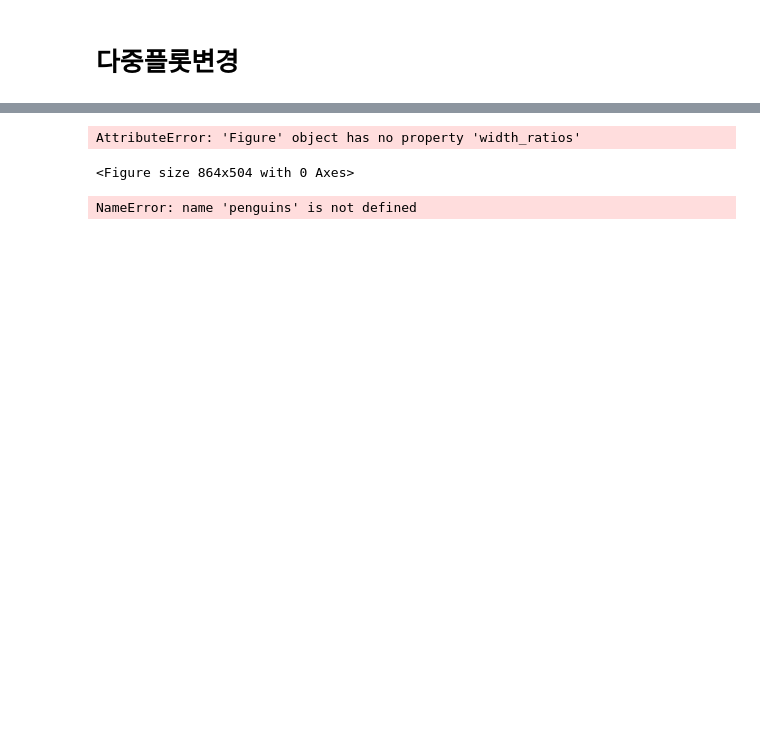
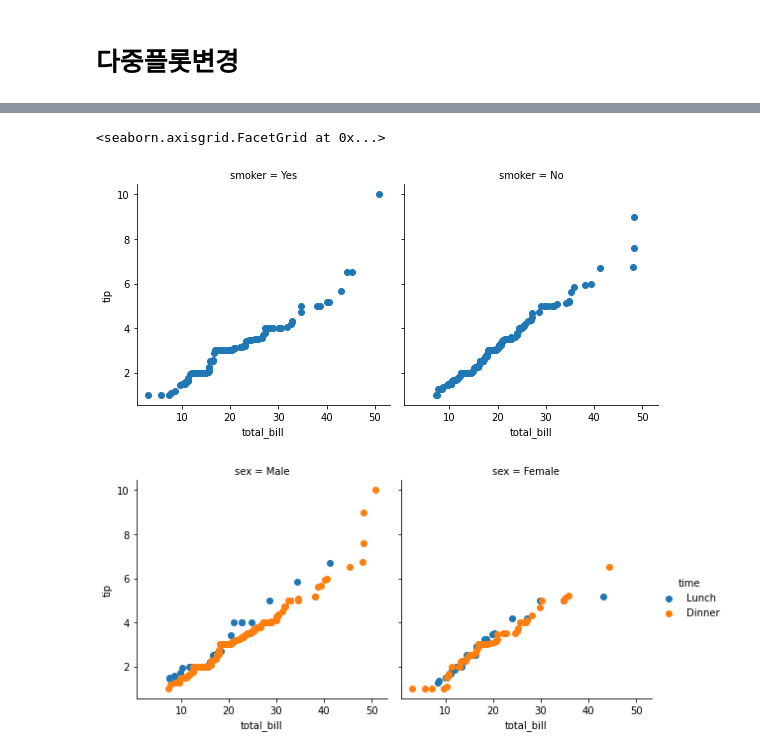
Before and after one commit to jenjong/deeplearning, a Jupyter notebook: chapters/07/multi.ipynb, the cells around one changed output, grey strips where cells are left out. Cells and saved outputs as stored; diff of their text form; code cells hidden in the pictures; blank space fills up the shorter version.

```diff
--- a/chapters/07/multi.ipynb
+++ b/chapters/07/multi.ipynb
@@ -22,30 +3,0 @@
-# %%
-import matplotlib.pyplot as plt
-widths = (4, 4, 1)
-heights = (1, 4)
-fig, ax = plt.subplots(ncols=3, nrows=2,
-                       figsize = (12,6), width_ratios=widths,height_ratios=heights)
-# %% [output]
-AttributeError: 'Figure' object has no property 'width_ratios'
-# %%
-fig = plt.figure(figsize=(12,7))
-widths = [4, 4, 1]
-heights = [1, 4]
-# 1. gridspec preparation
-spec = fig.add_gridspec(ncols=3, nrows=2, width_ratios=widths, height_ratios=heights)
-# %% [output]
-<Figure size 864x504 with 0 Axes>
-# %%
-# 2. setting axes
-axs = {}
-for i in range(len(heights)*len(widths)):
-    axs[i] = fig.add_subplot(spec[i//len(widths), i%len(widths)])
-# 3. bill_length_mm vs bill_depth_mm
-# 3.1. kdeplot
-sns.kdeplot(x = "bill_length_mm", y = "bill_depth_mm", data=penguins, hue="species", alpha=0.3, ax=axs[3])
-# 3.2. scatterplot
-sns.scatterplot(x = "bill_length_mm", y = "bill_depth_mm", data=penguins, hue="species", ax=axs[3])
-
-fig.tight_layout()
-# %% [output]
-NameError: name 'penguins' is not defined
@@ -51,0 +9,17 @@ NameError: name 'penguins' is not defined
+# %%
+def qqplot(x, y, **kwargs):
+    _, xr = stats.probplot(x, fit=False)
+    _, yr = stats.probplot(y, fit=False)
+    plt.scatter(xr, yr, **kwargs)
+# %%
+tips = sns.load_dataset("tips")
+g = sns.FacetGrid(tips, col="smoker", height=4)
+g.map(qqplot, "total_bill", "tip")
+
+g = sns.FacetGrid(tips, hue="time", col="sex", height=4)
+g.map(qqplot, "total_bill", "tip")
+g.add_legend()
+# %% [output]
+<seaborn.axisgrid.FacetGrid at 0x...>
+[figure, added]
+[figure, added]
```
Also changed, not shown: parts of 4 cells of this notebook, 1 other file.
